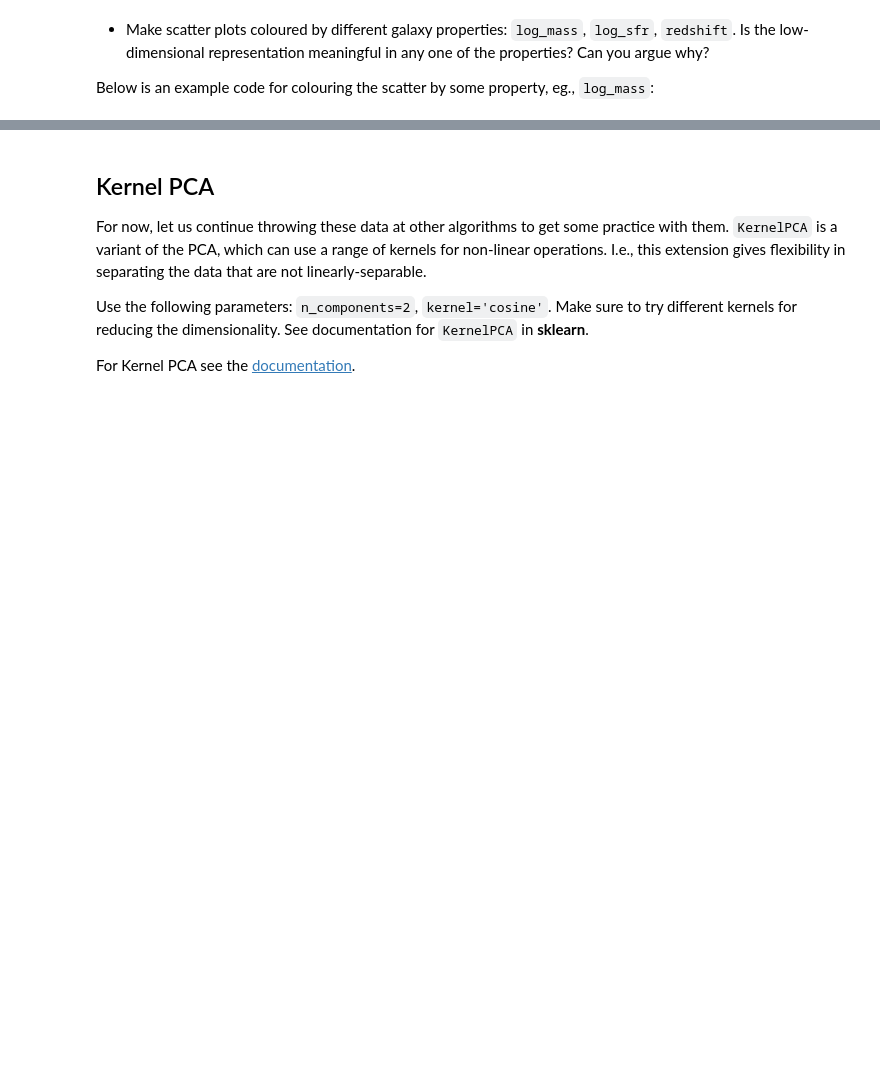
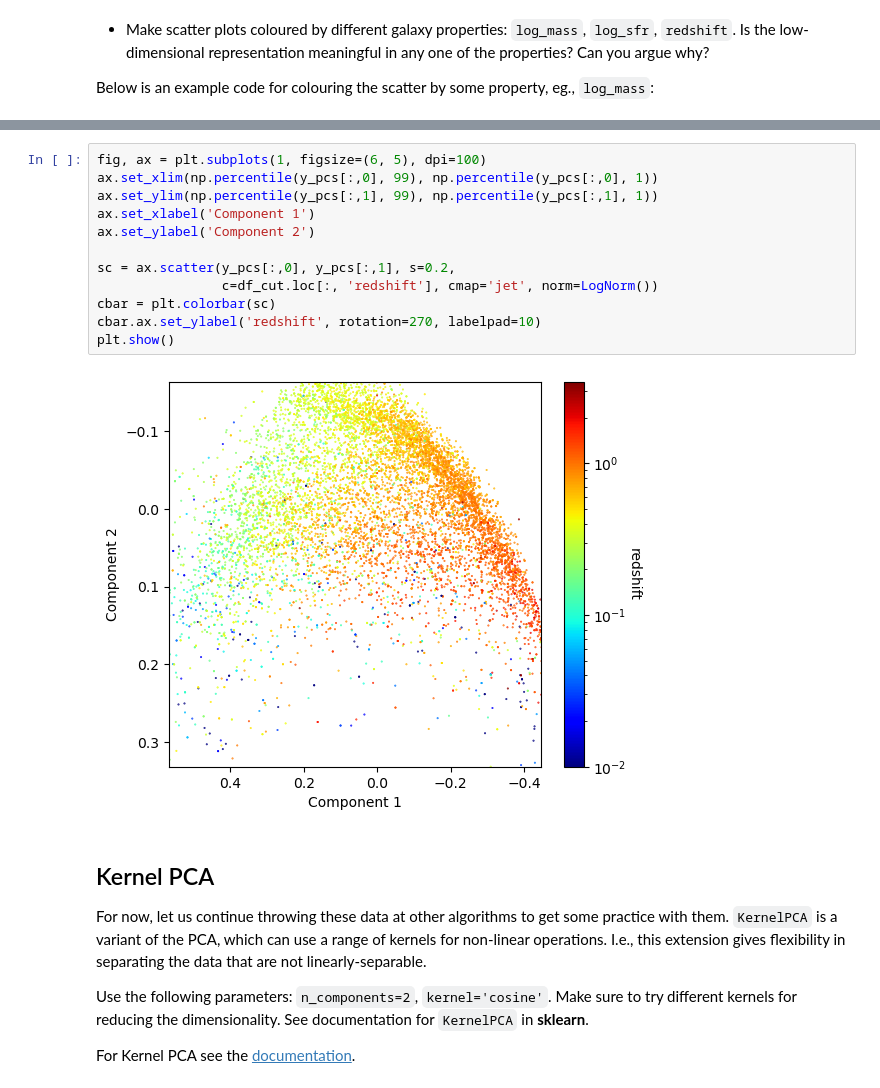
Before and after one commit to JuFo96/AppliedML2023, a Jupyter notebook: Week2/DimReductionPart1.ipynb, the cells around one changed output, grey strips where cells are left out. Saved outputs shown, nothing was run; the diff lists cells and outputs as text; blank space fills up the shorter version.

```diff
--- a/Week2/DimReductionPart1.ipynb
+++ b/Week2/DimReductionPart1.ipynb
@@ -129,3 +147,17 @@ plt.show()
+# %%
+fig, ax = plt.subplots(1, figsize=(6, 5), dpi=100)
+ax.set_xlim(np.percentile(y_pcs[:,0], 99), np.percentile(y_pcs[:,0], 1))
+ax.set_ylim(np.percentile(y_pcs[:,1], 99), np.percentile(y_pcs[:,1], 1))
+ax.set_xlabel('Component 1')
+ax.set_ylabel('Component 2')
+
+sc = ax.scatter(y_pcs[:,0], y_pcs[:,1], s=0.2,
+                c=df_cut.loc[:, 'redshift'], cmap='jet', norm=LogNorm())
+cbar = plt.colorbar(sc)
+cbar.ax.set_ylabel('redshift', rotation=270, labelpad=10)
+plt.show()
+# %% [output]
+[figure, added]
 # %% [markdown]
 ## Kernel PCA
 
```
Also changed, not shown: parts of 16 cells of this notebook, 1 other file.
